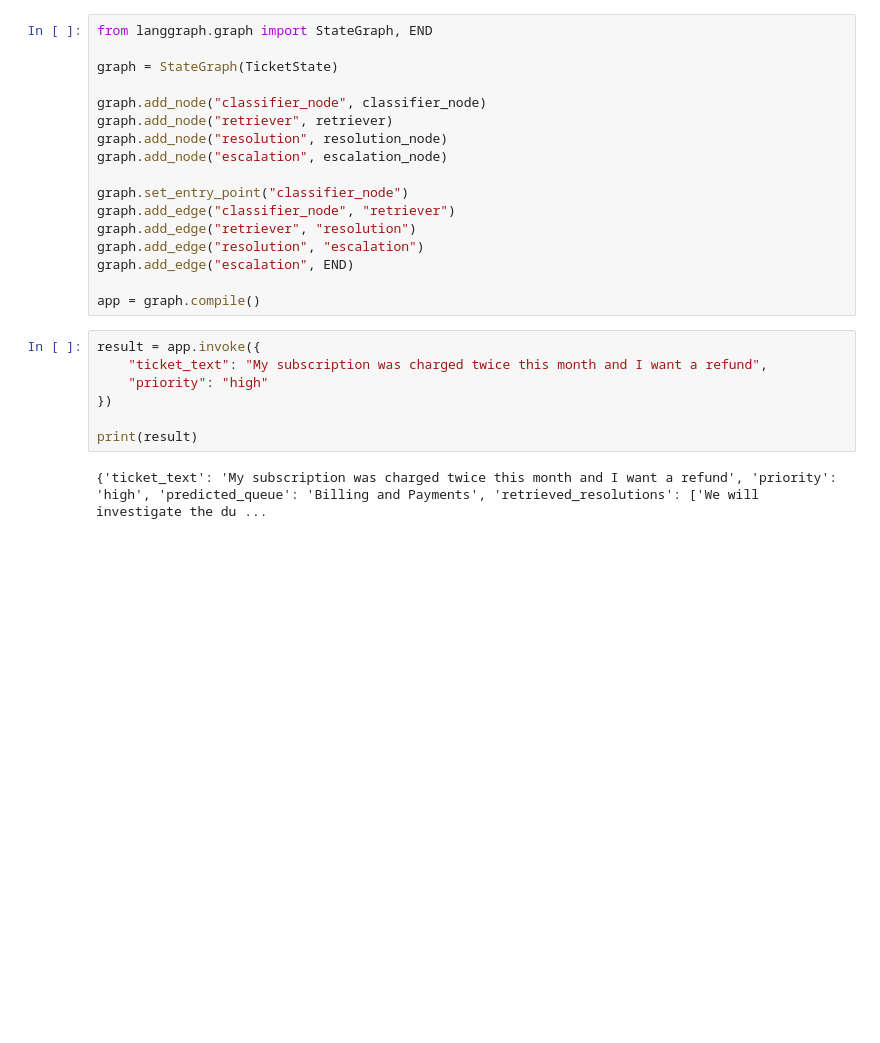
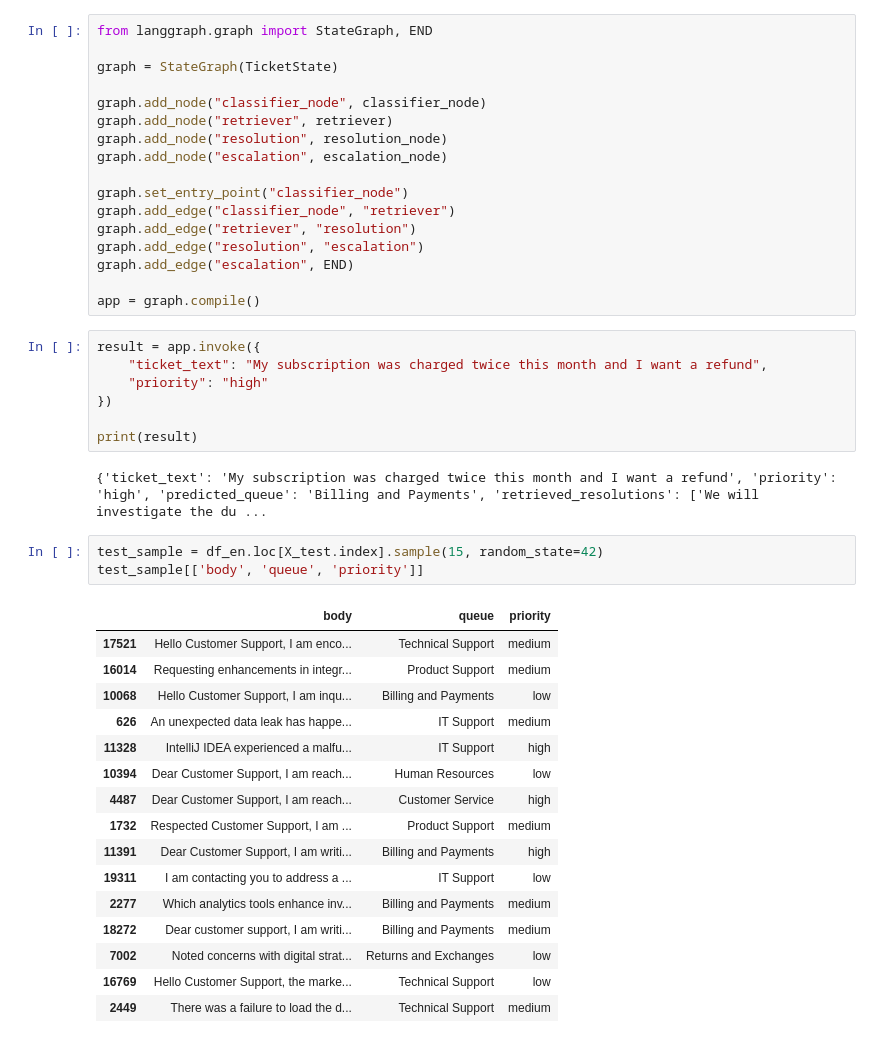
Before and after one commit to gunturibindusai-collab/ai-support-triage, a Jupyter notebook: notebooks/001_eda.ipynb, the cells around one changed output. Cells and saved outputs as stored; diff of their text form; blank space fills up the shorter version.

```diff
--- a/notebooks/001_eda.ipynb
+++ b/notebooks/001_eda.ipynb
@@ -440,3 +440,23 @@ result = app.invoke({
 print(result)
 # %% [output]
 {'ticket_text': 'My subscription was charged twice this month and I want a refund', 'priority': 'high', 'predicted_queue': 'Billing and Payments', 'retrieved_resolutions': ['We will investigate the du ...
+# %%
+test_sample = df_en.loc[X_test.index].sample(15, random_state=42)
+test_sample[['body', 'queue', 'priority']]
+# %% [output]
+|  | body | queue | priority |
+| 17521 | Hello Customer Support, I am enco... | Technical Support | medium |
+| 16014 | Requesting enhancements in integr... | Product Support | medium |
+| 10068 | Hello Customer Support, I am inqu... | Billing and Payments | low |
+| 626 | An unexpected data leak has happe... | IT Support | medium |
+| 11328 | IntelliJ IDEA experienced a malfu... | IT Support | high |
+| 10394 | Dear Customer Support, I am reach... | Human Resources | low |
+| 4487 | Dear Customer Support, I am reach... | Customer Service | high |
+| 1732 | Respected Customer Support, I am ... | Product Support | medium |
+| 11391 | Dear Customer Support, I am writi... | Billing and Payments | high |
+| 19311 | I am contacting you to address a ... | IT Support | low |
+| 2277 | Which analytics tools enhance inv... | Billing and Payments | medium |
+| 18272 | Dear customer support, I am writi... | Billing and Payments | medium |
+| 7002 | Noted concerns with digital strat... | Returns and Exchanges | low |
+| 16769 | Hello Customer Support, the marke... | Technical Support | low |
+| 2449 | There was a failure to load the d... | Technical Support | medium |
```
Also changed, not shown: parts of 1 cell of this notebook, 4 other files.
